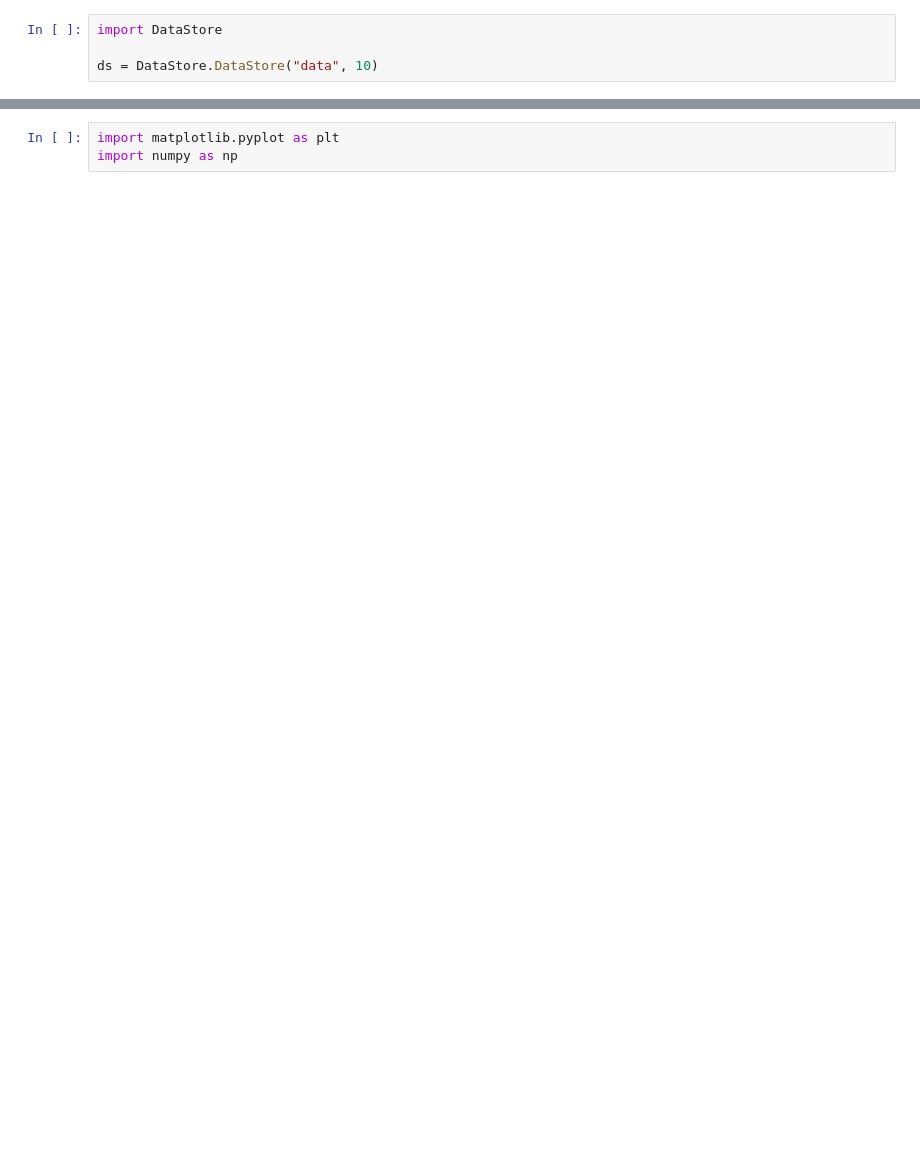
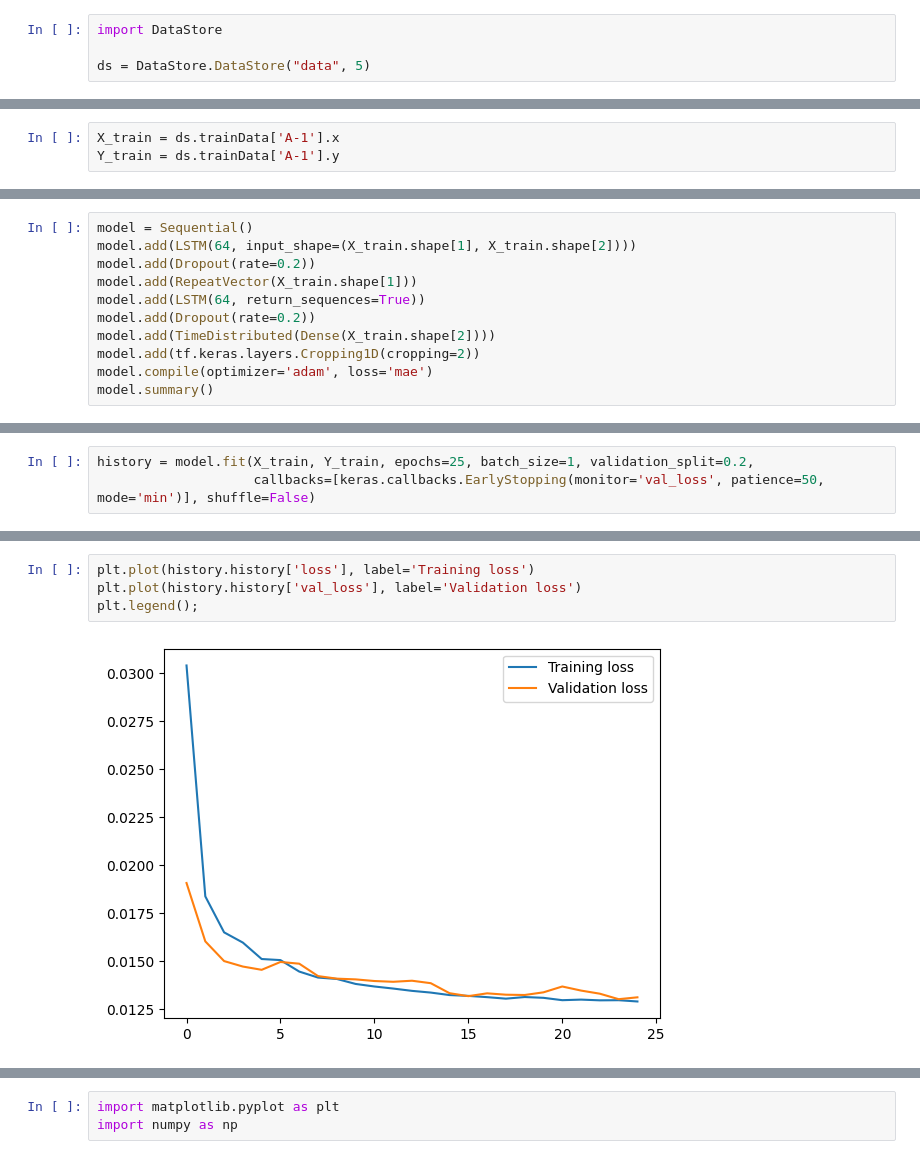
Before and after one commit to cudajay/Seq2SeqAnom, a Jupyter notebook: scratch.ipynb, the cells around one changed output, grey strips where cells are left out. Cells and saved outputs as stored; diff of their text form; blank space fills up the shorter version.

```diff
--- a/scratch.ipynb
+++ b/scratch.ipynb
@@ -1,7 +15,7 @@
 # %%
 import DataStore
 
-ds = DataStore.DataStore("data", 10)
+ds = DataStore.DataStore("data", 5)
 # %%
 ds.trainData['A-1'].shuffle()
 len(ds.trainData['A-1'].x)
@@ -9,0 +24,3 @@ len(ds.trainData['A-1'].x)
+# %%
+X_train = ds.trainData['A-1'].x
+Y_train = ds.trainData['A-1'].y
@@ -9,0 +35,11 @@ len(ds.trainData['A-1'].x)
+# %%
+model = Sequential()
+model.add(LSTM(64, input_shape=(X_train.shape[1], X_train.shape[2])))
+model.add(Dropout(rate=0.2))
+model.add(RepeatVector(X_train.shape[1]))
+model.add(LSTM(64, return_sequences=True))
+model.add(Dropout(rate=0.2))
+model.add(TimeDistributed(Dense(X_train.shape[2])))
+model.add(tf.keras.layers.Cropping1D(cropping=2))
+model.compile(optimizer='adam', loss='mae')
+model.summary()
@@ -9,0 +64,3 @@ len(ds.trainData['A-1'].x)
+# %%
+history = model.fit(X_train, Y_train, epochs=25, batch_size=1, validation_split=0.2,
+                    callbacks=[keras.callbacks.EarlyStopping(monitor='val_loss', patience=50, mode='min')], shuffle=False)
@@ -9,0 +85,6 @@ len(ds.trainData['A-1'].x)
+# %%
+plt.plot(history.history['loss'], label='Training loss')
+plt.plot(history.history['val_loss'], label='Validation loss')
+plt.legend();
+# %% [output]
+[figure, added]
```
Also changed, not shown: parts of 35 cells of this notebook, 4 other files.
